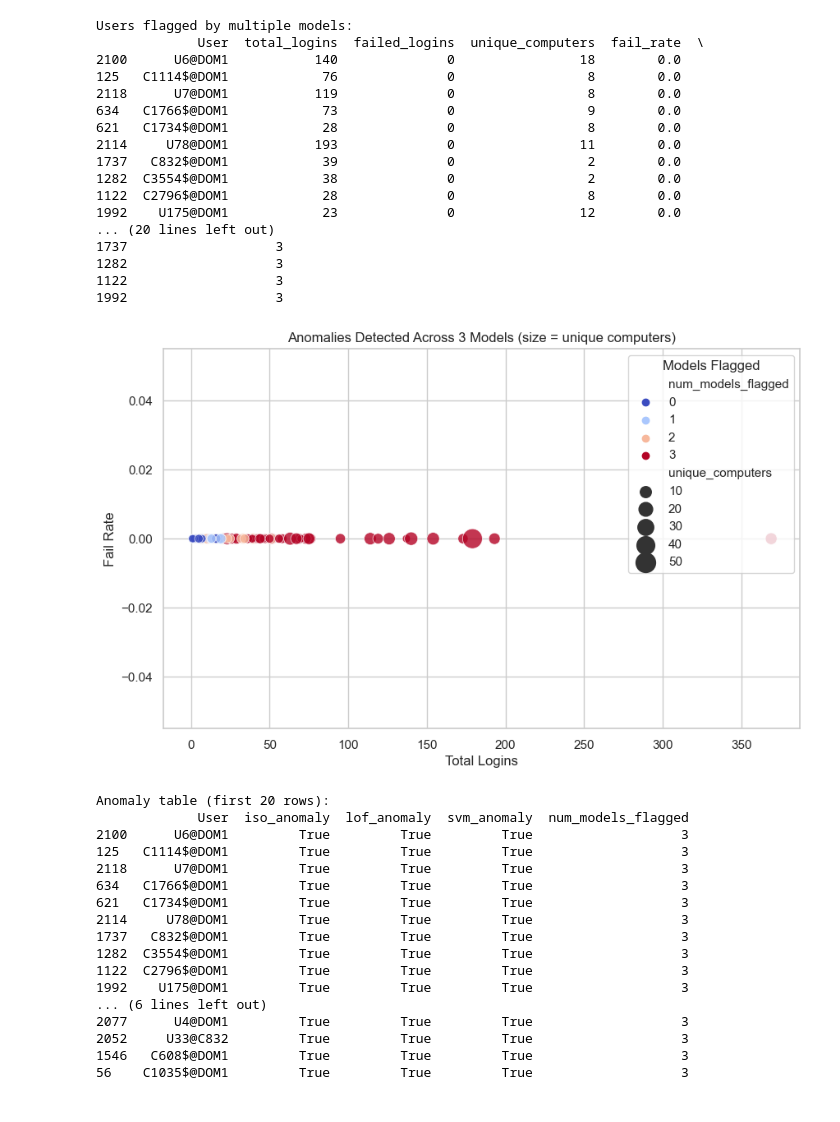
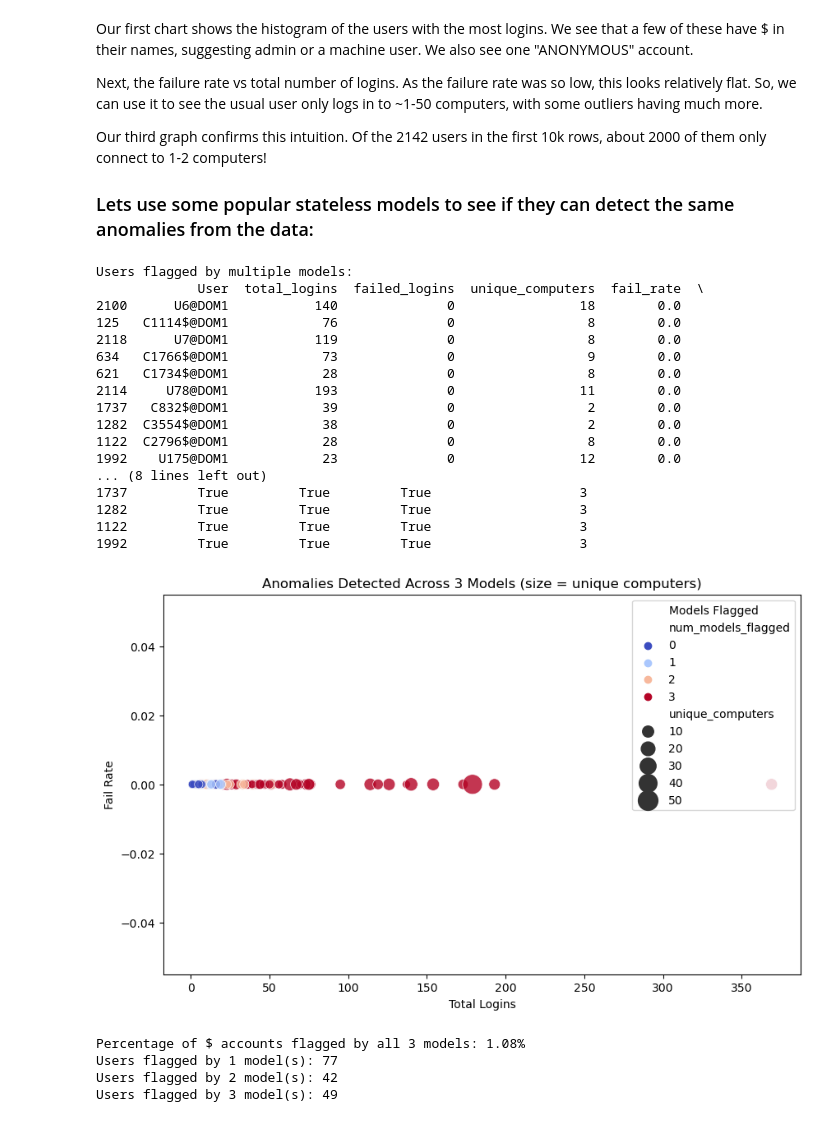
Before and after one commit to williammumper/lanl-auth-redteam, a Jupyter notebook: notebooks/eda_auth_10k.ipynb, the cells around one changed output. Saved outputs shown, nothing was run; the diff lists cells and outputs as text; code cells hidden in the pictures.

```diff
--- a/notebooks/eda_auth_10k.ipynb
+++ b/notebooks/eda_auth_10k.ipynb
@@ -137,3 +179,11 @@ plt.show()
+# %% [markdown]
+Our first chart shows the histogram of the users with the most logins. We see that a few of these have $ in their names, suggesting admin or a machine user. We also see one "ANONYMOUS" account.
+
+Next, the failure rate vs total number of logins. As the failure rate was so low, this looks relatively flat. So, we can use it to see the usual user only logs in to ~1-50 computers, with some outliers having much more.
+
+Our third graph confirms this intuition. Of the 2142 users in the first 10k rows, about 2000 of them only connect to 1-2 computers!
+
+### Lets use some popular stateless models to see if they can detect the same anomalies from the data:
 # %%
 import pandas as pd
 import matplotlib.pyplot as plt
@@ -143,7 +193,7 @@ from sklearn.ensemble import IsolationForest
 from sklearn.neighbors import LocalOutlierFactor
 from sklearn.svm import OneClassSVM
 
-# --- 1. Prepare features ---
+# --- Prepare features ---
 features = ['total_logins', 'failed_logins', 'unique_computers', 'fail_rate']
 X = user_stats[features]
 
@@ -151,7 +201,7 @@ X = user_stats[features]
 scaler = StandardScaler()
 X_scaled = scaler.fit_transform(X)
 
-# --- 2. Fit models ---
+# --- Fit models ---
 # Isolation Forest
 iso_forest = IsolationForest(contamination=0.05, random_state=42)
 user_stats['iso_anomaly'] = iso_forest.fit_predict(X_scaled) == -1
@@ -164,67 +214,60 @@ user_stats['lof_anomaly'] = lof.fit_predict(X_scaled) == -1
 oc_svm = OneClassSVM(nu=0.05, kernel='rbf', gamma='scale')
 user_stats['svm_anomaly'] = oc_svm.fit_predict(X_scaled) == -1
 
-# --- 3. Count agreement ---
+# --- Count agreement ---
 user_stats['num_models_flagged'] = user_stats[['iso_anomaly','lof_anomaly','svm_anomaly']].sum(axis=1)
 
 print("Users flagged by multiple models:")
 print(user_stats.sort_values('num_models_flagged', ascending=False).head(10))
 
-# --- 4. Visualize model agreement ---
+# --- Visualize model agreement ---
 plt.figure(figsize=(10,6))
 sns.scatterplot(
     x='total_logins',
     y='fail_rate',
     hue='num_models_flagged',
     palette='coolwarm',
     size='unique_computers',
     sizes=(50,300),
     alpha=0.8,
     data=user_stats
 )
 plt.xlabel("Total Logins")
 plt.ylabel("Fail Rate")
 plt.title("Anomalies Detected Across 3 Models (size = unique computers)")
 plt.legend(title="Models Flagged")
 plt.show()
 
-# --- 5. Optional: show table of anomalies per model ---
-anomaly_table = user_stats[['User','iso_anomaly','lof_anomaly','svm_anomaly','num_models_flagged']]
-print("\nAnomaly table (first 20 rows):")
-print(anomaly_table.sort_values('num_models_flagged', ascending=False).head(20))
+# --- % of anomalies for $ accounts ---
+dollar_accounts = user_stats[user_stats['User'].str.contains(r'\$', regex=True)]
+percent_anomalous_dollar = (dollar_accounts['num_models_flagged'] == 3).mean() * 100
+
+print(f"\nPercentage of $ accounts flagged by all 3 models: {percent_anomalous_dollar:.2f}%")
+
+# --- Total flagged counts per number of models ---
+for n in range(1, 4):
+    count = (user_stats['num_models_flagged'] == n).sum()
+    print(f"Users flagged by {n} model(s): {count}")
 # %% [output]
 Users flagged by multiple models:
              User  total_logins  failed_logins  unique_computers  fail_rate  \
 2100      U6@DOM1           140              0                18        0.0
 125   C1114$@DOM1            76              0                 8        0.0
 2118      U7@DOM1           119              0                 8        0.0
 634   C1766$@DOM1            73              0                 9        0.0
 621   C1734$@DOM1            28              0                 8        0.0
 2114     U78@DOM1           193              0                11        0.0
 1737   C832$@DOM1            39              0                 2        0.0
 1282  C3554$@DOM1            38              0                 2        0.0
 1122  C2796$@DOM1            28              0                 8        0.0
 1992    U175@DOM1            23              0                12        0.0
-... (20 lines left out)
-1737                   3
-1282                   3
-1122                   3
-1992                   3
+... (8 lines left out)
+1737         True         True         True                   3
+1282         True         True         True                   3
+1122         True         True         True                   3
+1992         True         True         True                   3
-[figure, old version]
+[figure, new version]
-Anomaly table (first 20 rows):
-             User  iso_anomaly  lof_anomaly  svm_anomaly  num_models_flagged
-2100      U6@DOM1         True         True         True                   3
-125   C1114$@DOM1         True         True         True                   3
-2118      U7@DOM1         True         True         True                   3
-634   C1766$@DOM1         True         True         True                   3
-621   C1734$@DOM1         True         True         True                   3
-2114     U78@DOM1         True         True         True                   3
-1737   C832$@DOM1         True         True         True                   3
-1282  C3554$@DOM1         True         True         True                   3
-1122  C2796$@DOM1         True         True         True                   3
-1992    U175@DOM1         True         True         True                   3
-... (6 lines left out)
-2077      U4@DOM1         True         True         True                   3
-2052     U33@C832         True         True         True                   3
-1546   C608$@DOM1         True         True         True                   3
-56    C1035$@DOM1         True         True         True                   3
+Percentage of $ accounts flagged by all 3 models: 1.08%
+Users flagged by 1 model(s): 77
+Users flagged by 2 model(s): 42
+Users flagged by 3 model(s): 49
```
Also changed, not shown: parts of 12 cells of this notebook, 1 other file.
